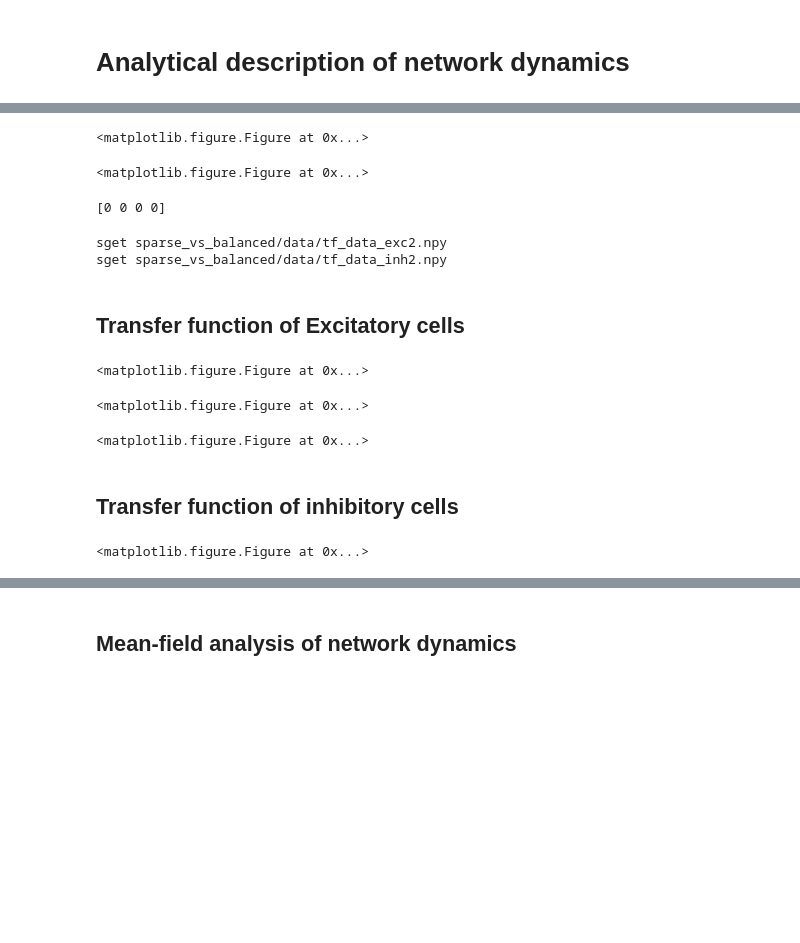
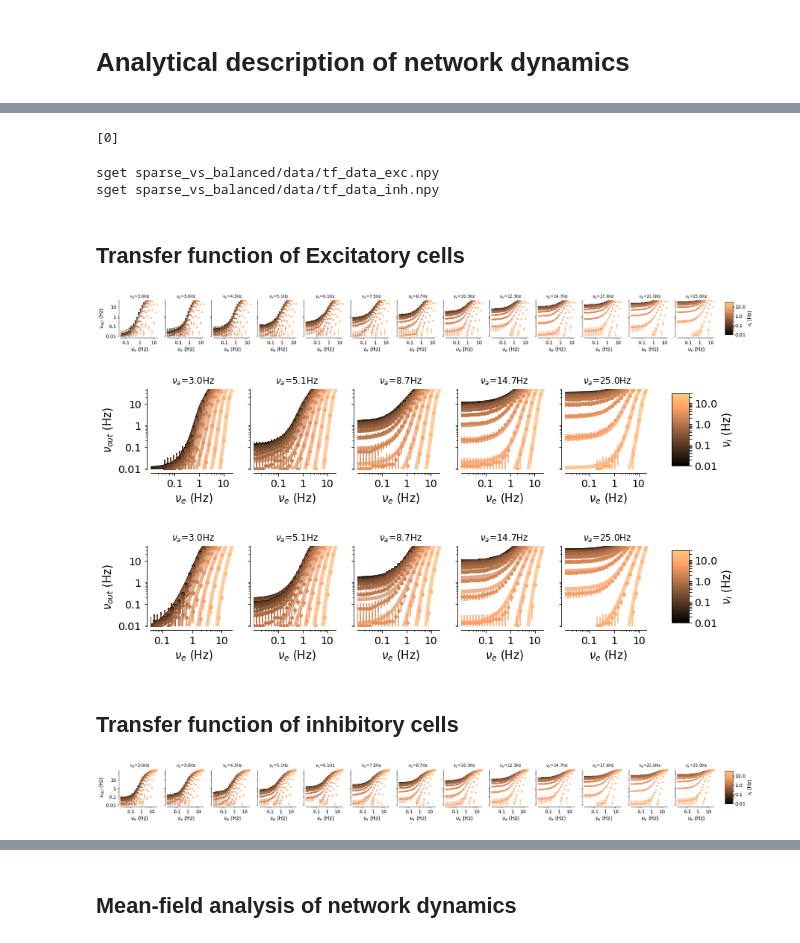
Before and after one commit to yzerlaut/notebook_papers, a Jupyter notebook: Sparse_vs_Balanced.ipynb, the cells around one changed output, grey strips where cells are left out. Cells and saved outputs as stored; diff of their text form; code cells hidden in the pictures; blank space fills up the shorter version.

```diff
--- a/Sparse_vs_Balanced.ipynb
+++ b/Sparse_vs_Balanced.ipynb
@@ -327,7 +329,7 @@ def generate_discrete_Poisson_process(freq, dt, N, tstop):
 # %%
 from neural_network_dynamics.analysis.macro_quantities import get_synchrony_of_spiking
 # loading the parameters of the simulation !
-data = dict(np.load('sparse_vs_balanced/data/time_varying_input_Model.npz').items())
+data = dict(np.load('sparse_vs_balanced/data/varying_AffExc_Model.npz').items())
 data2 = data.copy()
 data2['tstop'] = [data['tstop']]
 data2['0'] = {'N':data['N_RecExc'], 'name':'RecExc'}
@@ -1840,30 +1837,9 @@ Model2['dt'], Model2['tstop']= 0.1, 1200
 # running simulation
 data = single_cell_sim(Model2, with_Vm=1, with_synaptic_currents=True);
 # then plot
-plot_single_cell_sim(data, XTICKS=np.arange(5)*300);
+plot_single_cell_sim(data, savefig='figures/illustr.png', XTICKS=np.arange(5)*300);
 # %% [output]
-<matplotlib.figure.Figure at 0x...>
+[0]
-# %%
-#########################################################
-############# Running an example simulation   ###########
-## ==> Inhibitory cell (i.e. with disinhibition)   ######
-#########################################################
-
-Model2['NRN_KEY'] = 'RecInh' # we stimulate the neuron corresponding to the following key
-# with the afferent populations:
-Model2['POP_STIM'] = ['RecExc', 'RecInh', 'AffExc', 'DsInh']
-# at the presynaptic frequencies:
-Model2['RATES'] = {'F_RecExc':1.,'F_AffExc':6., 'F_RecInh':1., 'F_DsInh':4.}
-# Simulation parameters
-Model2['dt'], Model2['tstop']= 0.1, 1200
-# running simulation
-# then plot
-data = single_cell_sim(Model2, with_Vm=1, with_synaptic_currents=True);
-# then plot
-plot_single_cell_sim(data, XTICKS=np.arange(5)*300);
-# %% [output]
-<matplotlib.figure.Figure at 0x...>
-[0 0 0 0]
 # %%
 import os
 from model import pass_arguments_of_new_model, Model
@@ -1900,23 +1876,14 @@ def build_up_transfer_function_scan(Model, key = 'RecExc', filename='data.npy',
     return S
 
 data_root = 'sparse_vs_balanced/data/'
-# 0) just toy data that are generated fast to design the analysis
-# S0 = build_up_transfer_function_scan(Model, key = 'RecExc', filename=data_root+'tf_data_exc0.npy',
-#                                      Fexc=my_logspace(1e-2, 40, 6),
-#                                      Finh=my_logspace(1e-2, 40, 4),
-#                                      Faff=my_logspace(4., 20, 3),
-#                                      N_SEED=3, Fdsnh=[], tstop=5000)
-# S1 = build_up_transfer_function_scan(Model, key = 'RecInh', filename=data_root+'tf_data_inh0.npy',
-#                                      Fexc=my_logspace(1e-2, 40, 6),
-#                                      Finh=my_logspace(1e-2, 40, 4),
-#                                      Faff=my_logspace(4., 20, 3),
-#                                      N_SEED=3, Fdsnh=[], tstop=5000)
-S2 = build_up_transfer_function_scan(Model, key = 'RecExc', filename=data_root+'tf_data_exc2.npy',
+
+S1 = build_up_transfer_function_scan(Model, key = 'RecExc', filename=data_root+'tf_data_exc.npy',
                                      Fexc=my_logspace(1e-2, 30, 30),
                                      Finh=my_logspace(1e-2, 30, 15),
                                      Faff=my_logspace(3., 25, 13),
                                      N_SEED=10, Fdsnh=[], tstop=30000)
-S3 = build_up_transfer_function_scan(Model, key = 'RecInh', filename=data_root+'tf_data_inh2.npy',
+
+S2 = build_up_transfer_function_scan(Model, key = 'RecInh', filename=data_root+'tf_data_inh.npy',
                                      Fexc=my_logspace(1e-2, 30, 30),
                                      Finh=my_logspace(1e-2, 30, 15),
                                      Faff=my_logspace(3., 25, 13),
@@ -1926,29 +1893,27 @@ S3 = build_up_transfer_function_scan(Model, key = 'RecInh', filename=data_root+'
 # run (typically on a server)
 # =============================================
 bash_file = open('sparse_vs_balanced/bash_scan/tf_scan.sh', 'w')
-#bash_file.write(S2)
-bash_file.write(S2+S3)
-#bash_file.write(S1+S2)
+bash_file.write(S1+S2)
 bash_file.close()
 # %% [output]
-sget sparse_vs_balanced/data/tf_data_exc2.npy
-sget sparse_vs_balanced/data/tf_data_inh2.npy
+sget sparse_vs_balanced/data/tf_data_exc.npy
+sget sparse_vs_balanced/data/tf_data_inh.npy
 # %% [markdown]
 ## Transfer function of Excitatory cells
 # %%
 """
 Numerical simulations of single cell dynamics
          varying presynaptic frequencies and measuring output rate
 """
 ## let's have a look at a subsample of the data
 import os
 %matplotlib inline
-data = np.load('sparse_vs_balanced/data/tf_data_exc2.npy').item()
+data = np.load('sparse_vs_balanced/data/tf_data_exc.npy').item()
 from neural_network_dynamics.theory.tf import make_tf_plot
 fig = make_tf_plot(data, ylim=[0.01,50]);
 #fig.savefig(desktop+'temp.svg')
 # %% [output]
-<matplotlib.figure.Figure at 0x...>
+[figure, added]
 # %%
 """
 Fitting those data to obtain an analytical function
@@ -1956,7 +1921,7 @@ Fitting those data to obtain an analytical function
 """
 %matplotlib inline
 ### loading the output of the numerical simulations (single cell)
-data = np.load('sparse_vs_balanced/data/tf_data_exc2.npy').item()
+data = np.load('sparse_vs_balanced/data/tf_data_exc.npy').item()
 ### loading the output of the numerical simulations (single cell)
 from neural_network_dynamics.theory.fitting_tf import fit_data
 data['Model']['COEFFS'] = fit_data(data, order=2)
@@ -1966,28 +1931,28 @@ fig = make_tf_plot(data, ylim=[0.01,50],
                    col_subsmpl=np.concatenate([np.arange(5)*3]),
                    with_theory=True)
 #fig.savefig(desktop+'temp.svg')
+# STORING COEFFICIENTS:
 np.save('sparse_vs_balanced/data/COEFFS_RecExc.npy', data['Model']['COEFFS'])
-#fig.savefig(desktop+'temp.png', dpi=500)
-fig.savefig(desktop+'temp.svg')
 # %% [output]
-<matplotlib.figure.Figure at 0x...>
+[figure, added]
 # %%
 """
 For comparison, keeping only the first order terms in the threshold
-(not so much difference)
+(not so much difference, but a bit worse)
 """
 
 ### loading the output of the numerical simulations (single cell)
-data = np.load('sparse_vs_balanced/data/tf_data_exc1.npy').item()
+data = np.load('sparse_vs_balanced/data/tf_data_exc.npy').item()
 ### loading the output of the numerical simulations (single cell)
 from neural_network_dynamics.theory.fitting_tf import fit_data
 data['Model']['COEFFS'] = fit_data(data, order=1)
 ### Now plotting the ouput of the fit
 from neural_network_dynamics.theory.tf import make_tf_plot
 fig = make_tf_plot(data, ylim=[0.01,50],
+                   col_subsmpl=np.concatenate([np.arange(5)*3]),
                    with_theory=True)
 # %% [output]
-<matplotlib.figure.Figure at 0x...>
+[figure, added]
 # %% [markdown]
 ## Transfer function of inhibitory cells
 # %%
@@ -1998,12 +1963,11 @@ Numerical simulations of single cell dynamics
 ## let's have a look at a subsample of the data
 import os
 %matplotlib inline
-data = np.load('sparse_vs_balanced/data/tf_data_inh2.npy').item()
+data = np.load('sparse_vs_balanced/data/tf_data_inh.npy').item()
 from neural_network_dynamics.theory.tf import make_tf_plot
-fig = make_tf_plot(data, ylim=[0.01,200]);
-#fig.savefig(desktop+'temp.svg')
+fig = make_tf_plot(data, ylim=[0.01,200])
 # %% [output]
-<matplotlib.figure.Figure at 0x...>
+[figure, added]
 # %%
 """
 Fitting those data to obtain an analytical function
```
Also changed, not shown: parts of 11 cells of this notebook.
